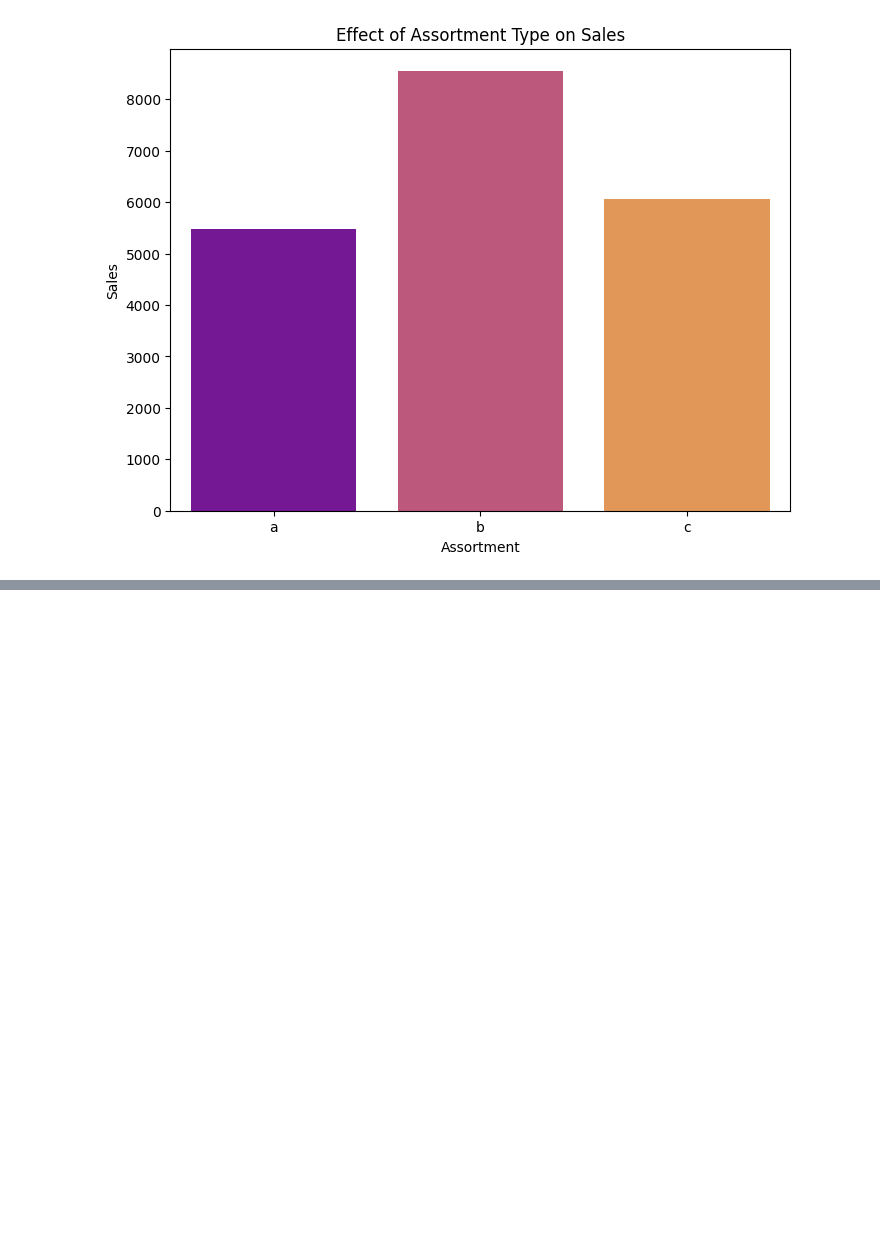
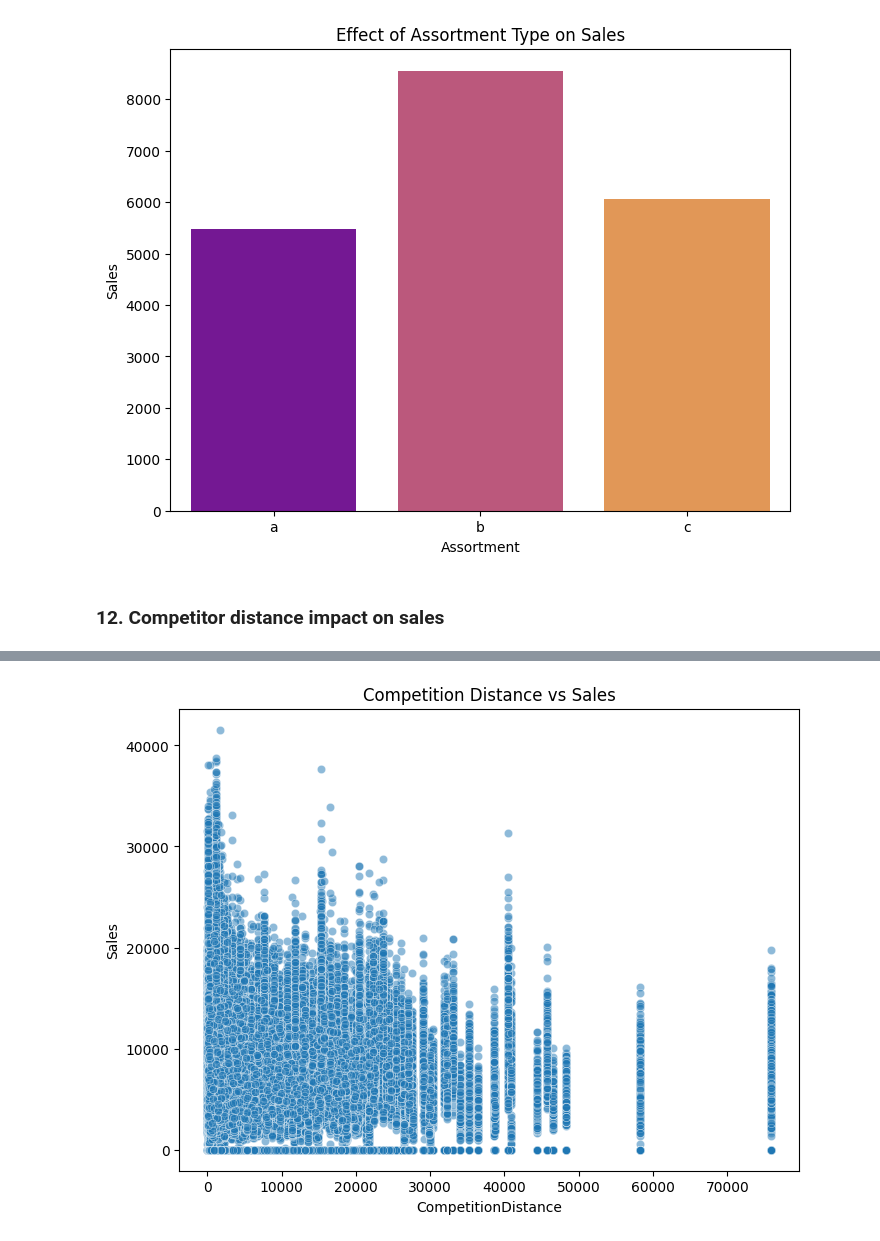
Before and after one commit to BlenSeleshi/SalesDataAnalytics, a Jupyter notebook: notebooks/salesAnalysis.ipynb, the cells around one changed output, grey strips where cells are left out. Cells and saved outputs as stored; diff of their text form; code cells hidden in the pictures; blank space fills up the shorter version.

```diff
--- a/notebooks/salesAnalysis.ipynb
+++ b/notebooks/salesAnalysis.ipynb
@@ -158,3 +176,8 @@ sa.assortment_sales(train_store)
 # %% [output]
 2024-09-20 20:11:02,628 - INFO - Plotting the Impact of Assortment on Sales...
 [figure]
+# %% [markdown]
+### 12. Competitor distance impact on sales
+# %%
+sa.competitor_distance_sales(train_store)
+# %% [output]
@@ -160,0 +185 @@ sa.assortment_sales(train_store)
+[figure, added]
```
Also changed, not shown: parts of 10 cells of this notebook.
